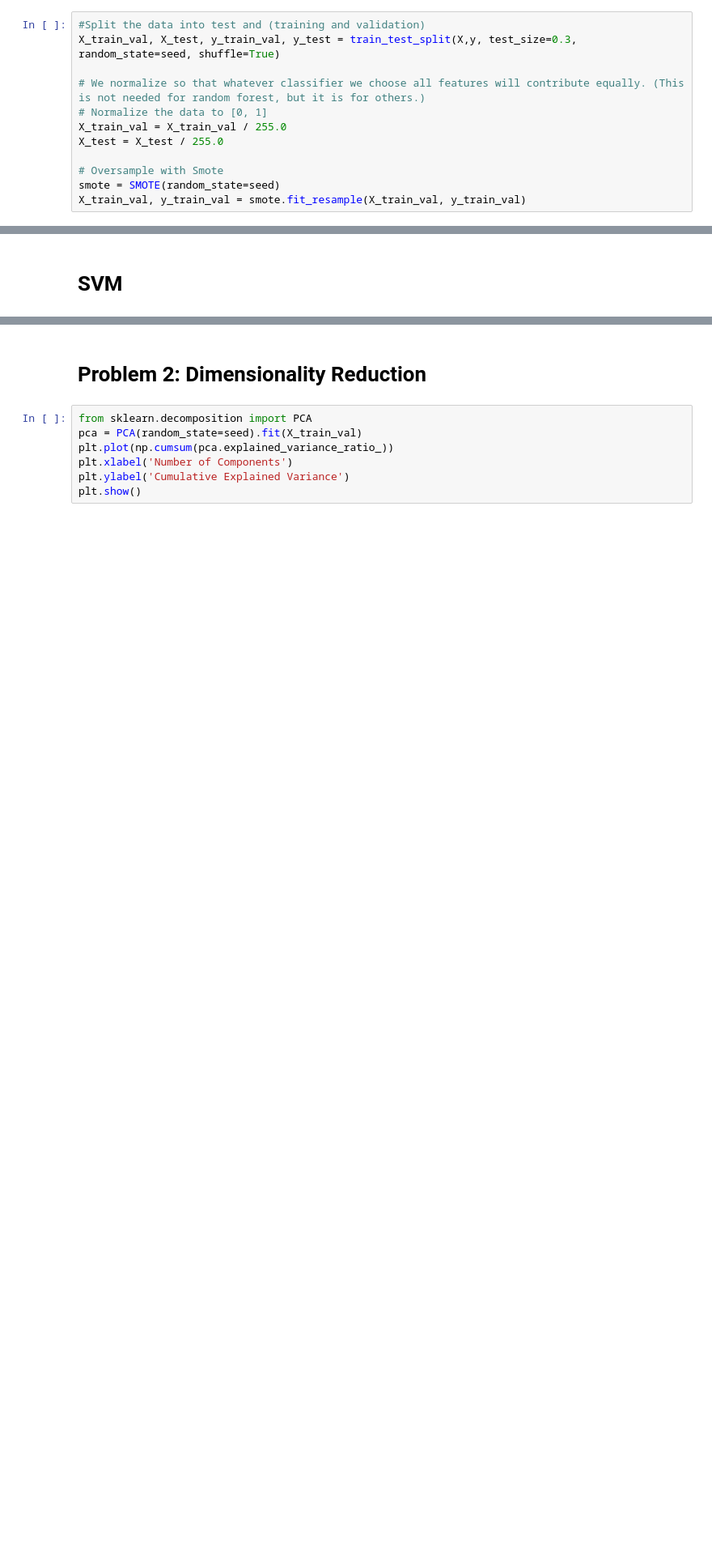
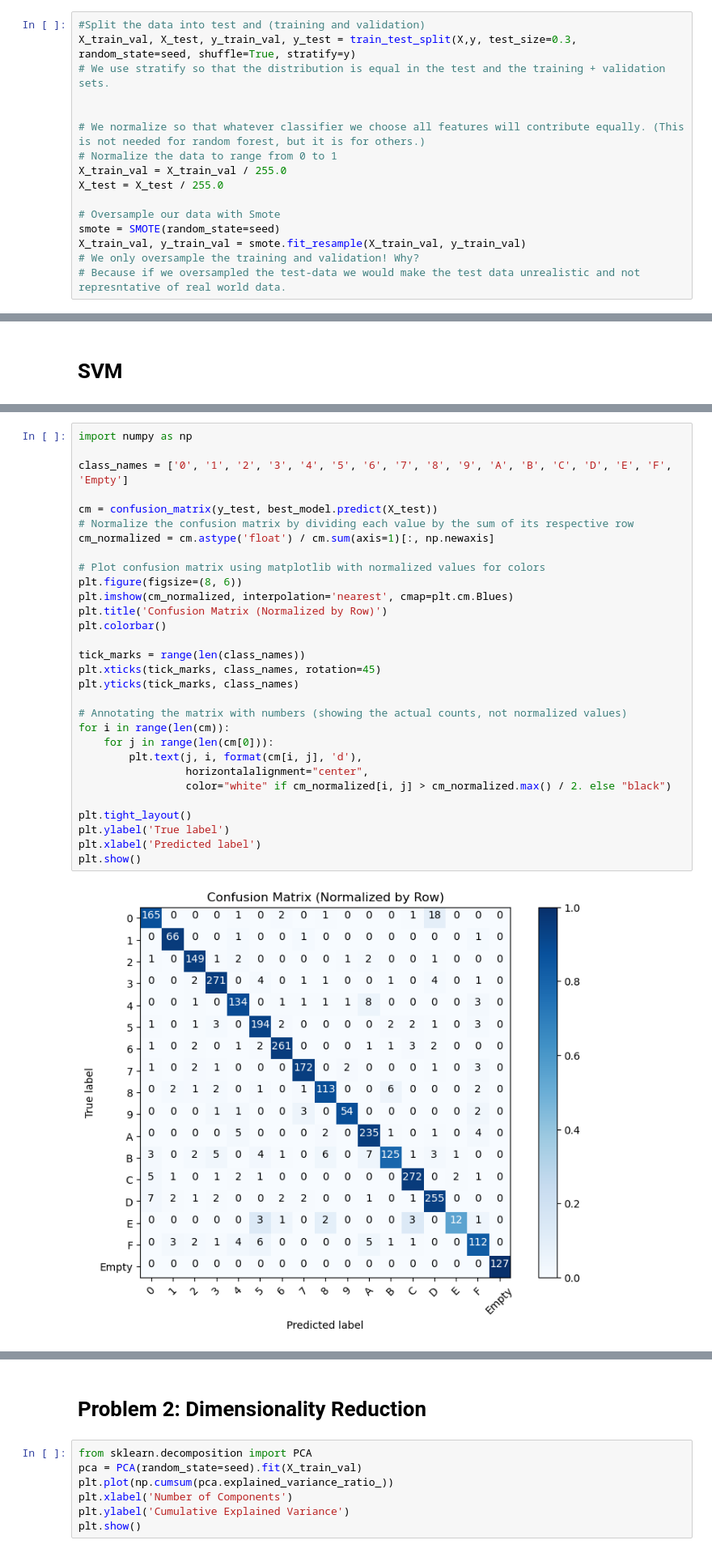
Before and after one commit to eliashovdenes/Machine-Learning-Handwritten-Character-Recognition, a Jupyter notebook: Oblig2.ipynb, the cells around one changed output, grey strips where cells are left out. Shown at 81% size. Drawn from its saved outputs; the diff is of its cells as text; blank space fills up the shorter version.

```diff
--- a/Oblig2.ipynb
+++ b/Oblig2.ipynb
@@ -64,16 +66,20 @@ seed = 0
 np.random.seed(seed)
 # %%
 #Split the data into test and (training and validation)
-X_train_val, X_test, y_train_val, y_test = train_test_split(X,y, test_size=0.3, random_state=seed, shuffle=True)
+X_train_val, X_test, y_train_val, y_test = train_test_split(X,y, test_size=0.3, random_state=seed, shuffle=True, stratify=y)
+# We use stratify so that the distribution is equal in the test and the training + validation sets.
+
 
 # We normalize so that whatever classifier we choose all features will contribute equally. (This is not needed for random forest, but it is for others.)
-# Normalize the data to [0, 1]
+# Normalize the data to range from 0 to 1
 X_train_val = X_train_val / 255.0
 X_test = X_test / 255.0
 
-# Oversample with Smote
+# Oversample our data with Smote
 smote = SMOTE(random_state=seed)
 X_train_val, y_train_val = smote.fit_resample(X_train_val, y_train_val)
+# We only oversample the training and validation! Why?
+# Because if we oversampled the test-data we would make the test data unrealistic and not represntative of real world data.
 # %%
 # Visualizing the distribution of classes in the dataset now after oversampling
 label_counts = Counter(y_train_val)
@@ -188,0 +208,32 @@ weighted avg       0.92      0.92      0.92      2951
+# %%
+import numpy as np
+
+class_names = ['0', '1', '2', '3', '4', '5', '6', '7', '8', '9', 'A', 'B', 'C', 'D', 'E', 'F', 'Empty']
+
+cm = confusion_matrix(y_test, best_model.predict(X_test))
+# Normalize the confusion matrix by dividing each value by the sum of its respective row
+cm_normalized = cm.astype('float') / cm.sum(axis=1)[:, np.newaxis]
+
+# Plot confusion matrix using matplotlib with normalized values for colors
+plt.figure(figsize=(8, 6))
+plt.imshow(cm_normalized, interpolation='nearest', cmap=plt.cm.Blues)
+plt.title('Confusion Matrix (Normalized by Row)')
+plt.colorbar()
+
+tick_marks = range(len(class_names))
+plt.xticks(tick_marks, class_names, rotation=45)
+plt.yticks(tick_marks, class_names)
+
+# Annotating the matrix with numbers (showing the actual counts, not normalized values)
+for i in range(len(cm)):
+    for j in range(len(cm[0])):
+        plt.text(j, i, format(cm[i, j], 'd'),
+                 horizontalalignment="center",
+                 color="white" if cm_normalized[i, j] > cm_normalized.max() / 2. else "black")
+
+plt.tight_layout()
+plt.ylabel('True label')
+plt.xlabel('Predicted label')
+plt.show()
+# %% [output]
+[figure, added]
```
Also changed, not shown: parts of 36 cells of this notebook.
